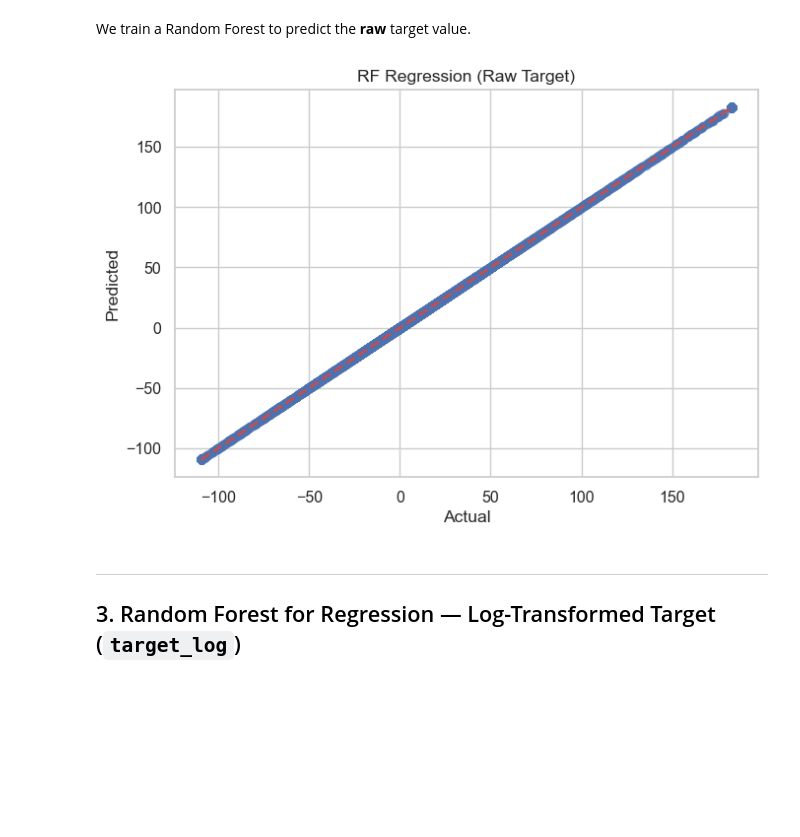
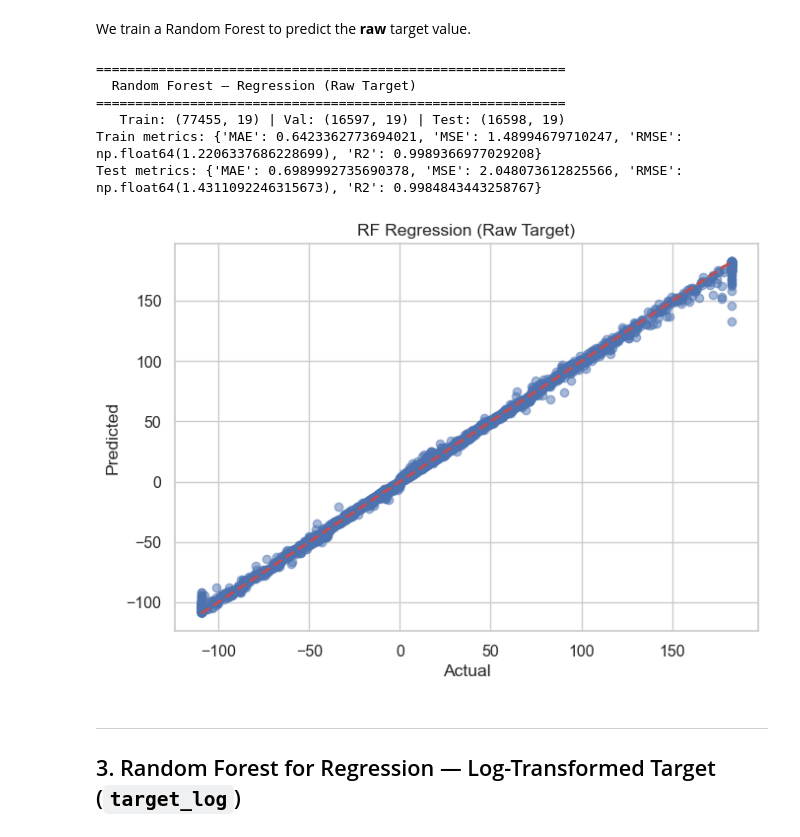
Before and after one commit to shashi2024/Air_Quality_Predictor, a Jupyter notebook: notebooks/06_random_forest.ipynb, the cells around one changed output. Saved outputs shown, nothing was run; the diff lists cells and outputs as text; code cells hidden in the pictures; blank space fills up the shorter version.

```diff
--- a/notebooks/06_random_forest.ipynb
+++ b/notebooks/06_random_forest.ipynb
@@ -342,33 +712,60 @@ Helper functions make the work easier:
 We train a Random Forest to predict the **raw** target value.
 # %%
 # ── 2.1 Train RF on raw regression target ───────────────────────────
-print('='*60)
-print('  Random Forest — Regression (Raw Target)')
+
 print('='*60)
 
+print('  Random Forest — Regression (Raw Target)')
+
+print('='*60)
+
+
+
 tkey = 'regression_raw'
+
 data = prepare_target_splits(tkey)
 
+
+
 if data:
-    rf_raw = RandomForestRegressor(
-        n_estimators=N_ESTIMATORS,
-        random_state=RANDOM_STATE,
-        n_jobs=-1,
-    )
+
+    rf_raw = RandomForestRegressor(**RF_REG_PARAMS)
+
     rf_raw.fit(data['X_train'], data['y_train'], sample_weight=data['w_train'])
 
+
+
     y_pred = rf_raw.predict(data['X_test'])
+    y_pred_train = rf_raw.predict(data['X_train'])
+    train_metrics = evaluate_regression(data['y_train'], y_pred_train)
     metrics = evaluate_regression(data['y_test'], y_pred)
 
-    print('Metrics:', metrics)
+    print('Train metrics:', train_metrics)
+    print('Test metrics:', metrics)
+
+
+
+
+
     plot_regression_results(data['y_test'], y_pred, 'RF Regression (Raw Target)')
 
+
+
     trained_models[tkey] = rf_raw
+
     summary_rows.append({'Target': tkey, 'Model': 'Regressor', **to_serializable(metrics)})
+
 else:
+
     print(f'⚠️  Target "{tkey}" not available')
 # %% [output]
+============================================================
+  Random Forest — Regression (Raw Target)
+============================================================
+   Train: (77455, 19) | Val: (16597, 19) | Test: (16598, 19)
+Train metrics: {'MAE': 0.6423362773694021, 'MSE': 1.48994679710247, 'RMSE': np.float64(1.2206337686228699), 'R2': 0.9989366977029208}
+Test metrics: {'MAE': 0.6989992735690378, 'MSE': 2.048073612825566, 'RMSE': np.float64(1.4311092246315673), 'R2': 0.9984843443258767}
-[figure, old version]
+[figure, new version]
 # %% [markdown]
 ---
 
```
Also changed, not shown: parts of 28 cells of this notebook, 2 other files.
